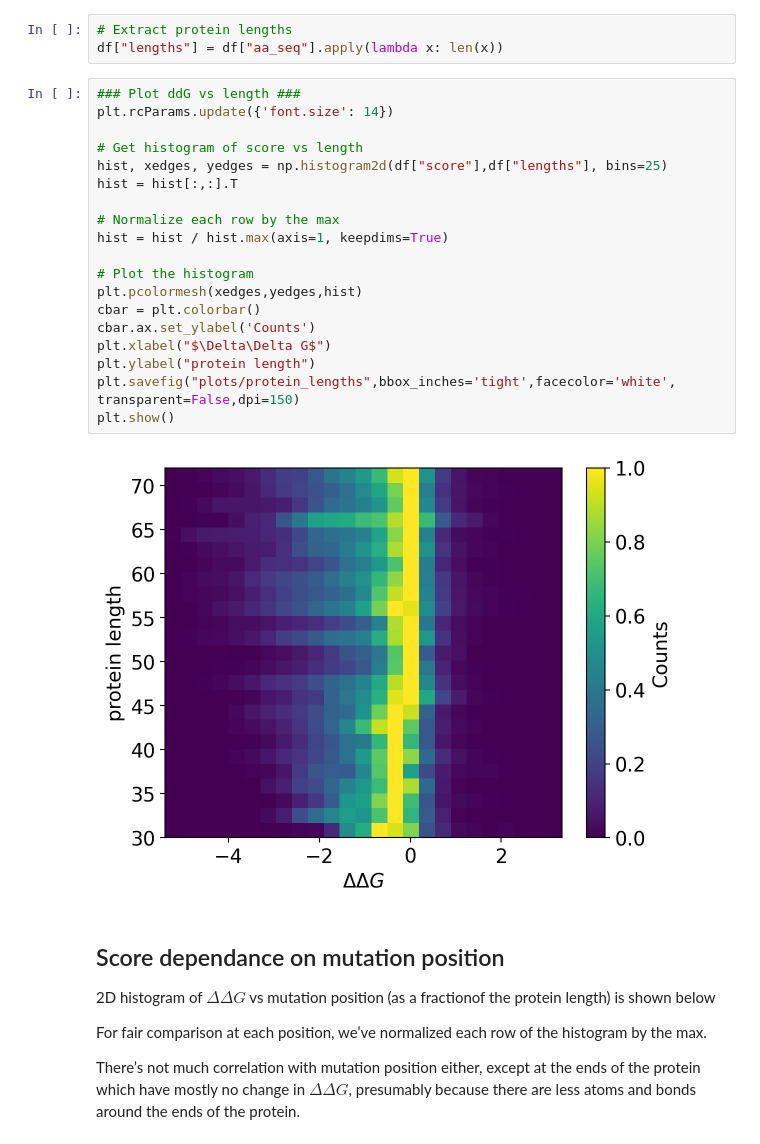
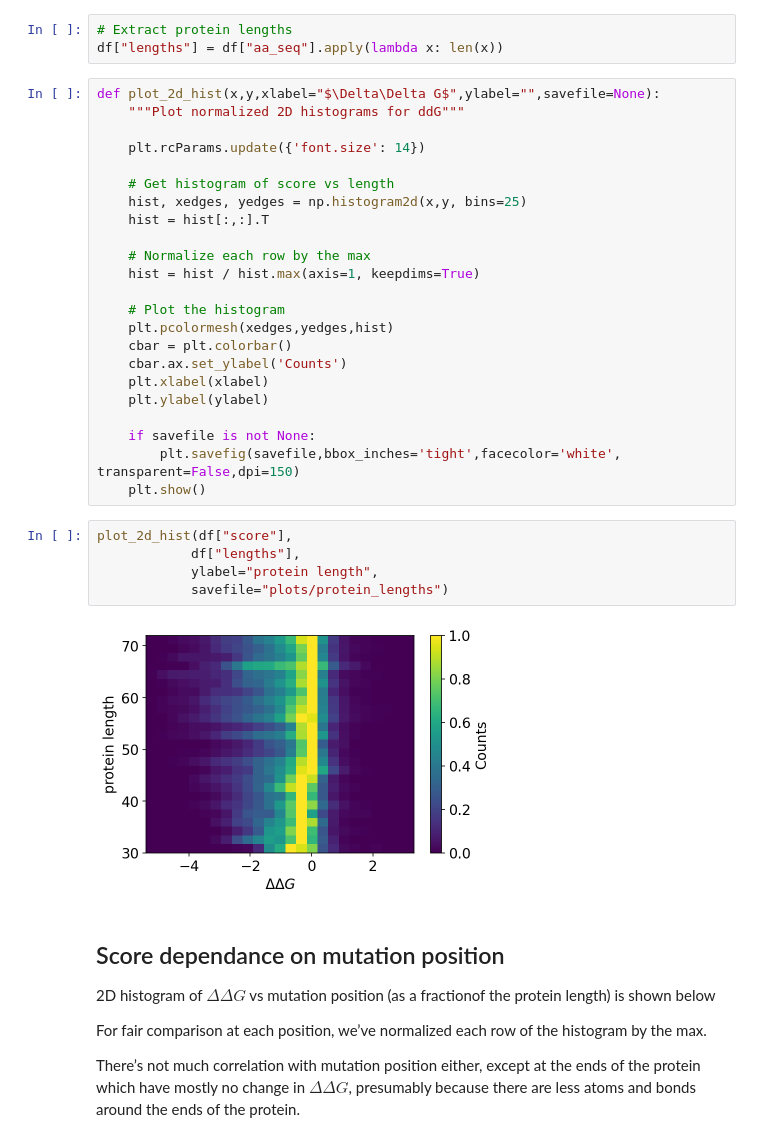
Before and after one commit to jocampo2/protein-stability, a Jupyter notebook: data_analysis.ipynb, the cells around one changed output. Drawn from its saved outputs; the diff is of its cells as text.

```diff
--- a/data_analysis.ipynb
+++ b/data_analysis.ipynb
@@ -50,26 +59,35 @@ It seems like there is not much correlation with length, only slightly less ener
 # Extract protein lengths
 df["lengths"] = df["aa_seq"].apply(lambda x: len(x))
 # %%
-### Plot ddG vs length ###
-plt.rcParams.update({'font.size': 14})
+def plot_2d_hist(x,y,xlabel="$\Delta\Delta G$",ylabel="",savefile=None):
+    """Plot normalized 2D histograms for ddG"""
 
-# Get histogram of score vs length
-hist, xedges, yedges = np.histogram2d(df["score"],df["lengths"], bins=25)
-hist = hist[:,:].T
+    plt.rcParams.update({'font.size': 14})
 
-# Normalize each row by the max
-hist = hist / hist.max(axis=1, keepdims=True)
+    # Get histogram of score vs length
+    hist, xedges, yedges = np.histogram2d(x,y, bins=25)
+    hist = hist[:,:].T
 
-# Plot the histogram
-plt.pcolormesh(xedges,yedges,hist)
-cbar = plt.colorbar()
-cbar.ax.set_ylabel('Counts')
-plt.xlabel("$\Delta\Delta G$")
-plt.ylabel("protein length")
-plt.savefig("plots/protein_lengths",bbox_inches='tight',facecolor='white', transparent=False,dpi=150)
-plt.show()
+    # Normalize each row by the max
+    hist = hist / hist.max(axis=1, keepdims=True)
+
+    # Plot the histogram
+    plt.pcolormesh(xedges,yedges,hist)
+    cbar = plt.colorbar()
+    cbar.ax.set_ylabel('Counts')
+    plt.xlabel(xlabel)
+    plt.ylabel(ylabel)
+
+    if savefile is not None:
+        plt.savefig(savefile,bbox_inches='tight',facecolor='white', transparent=False,dpi=150)
+    plt.show()
-# %% [output]
-[figure, removed]
+# %%
+plot_2d_hist(df["score"],
+            df["lengths"],
+            ylabel="protein length",
+            savefile="plots/protein_lengths")
+# %% [output]
+[figure, added]
 # %% [markdown]
 ## Score dependance on mutation position
 
```
Also changed, not shown: parts of 14 cells of this notebook, 5 other files.
